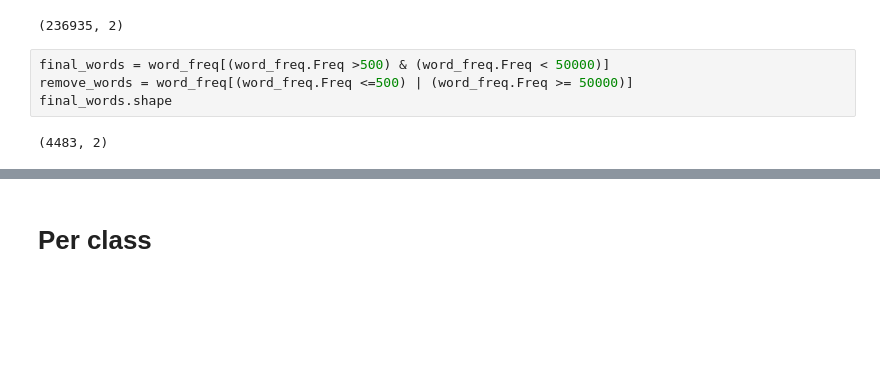
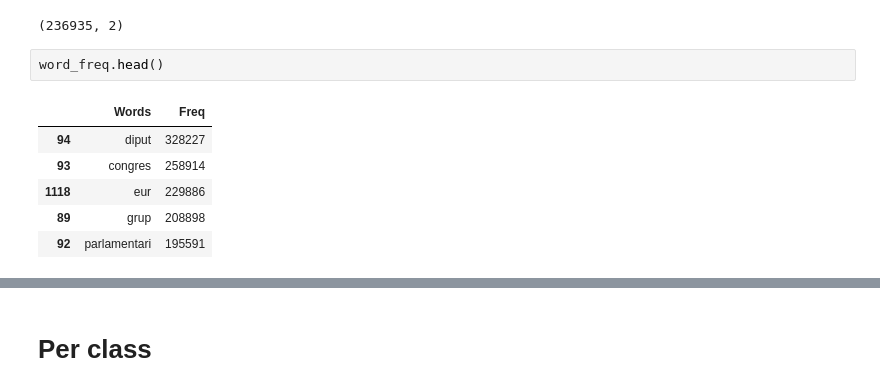
Before and after one commit to politicalwatch/sdgs-hackathon, a Jupyter notebook: 2_final_features.ipynb, the cells around one changed output, grey strips where cells are left out. Saved outputs shown, nothing was run; the diff lists cells and outputs as text; blank space fills up the shorter version.

```diff
--- a/2_final_features.ipynb
+++ b/2_final_features.ipynb
@@ -69,9 +89,12 @@ word_freq[word_freq.Freq>2000].shape
 word_freq[word_freq.Freq<10].shape
 # %% [output]
 (236935, 2)
-# %%
-final_words = word_freq[(word_freq.Freq >500) & (word_freq.Freq < 50000)]
-remove_words = word_freq[(word_freq.Freq <=500) | (word_freq.Freq >= 50000)]
-final_words.shape
-# %% [output]
-(4483, 2)
+# %%
+word_freq.head()
+# %% [output]
+|  | Words | Freq |
+| 94 | diput | 328227 |
+| 93 | congres | 258914 |
+| 1118 | eur | 229886 |
+| 89 | grup | 208898 |
+| 92 | parlamentari | 195591 |
```
Also changed, not shown: parts of 27 cells of this notebook.
